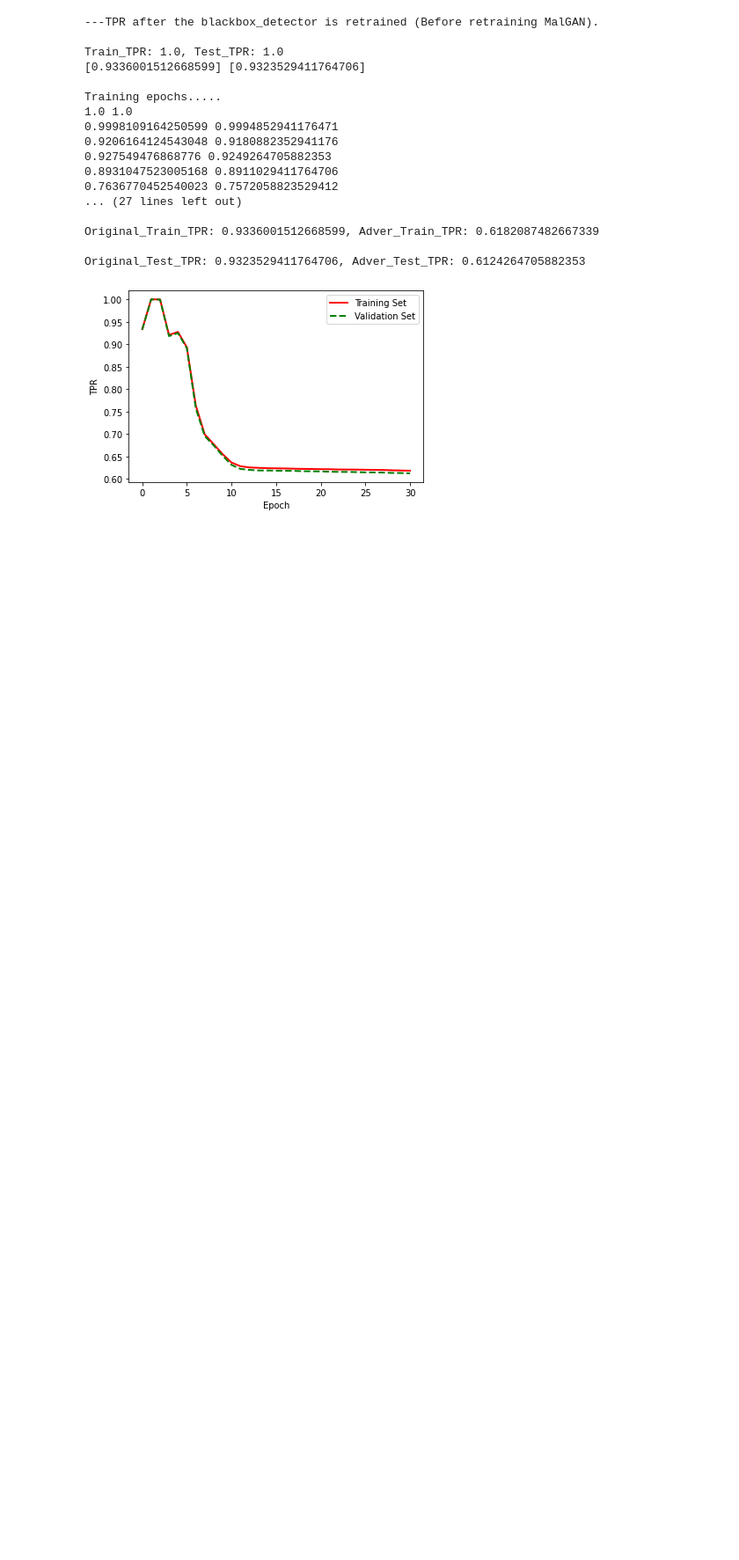
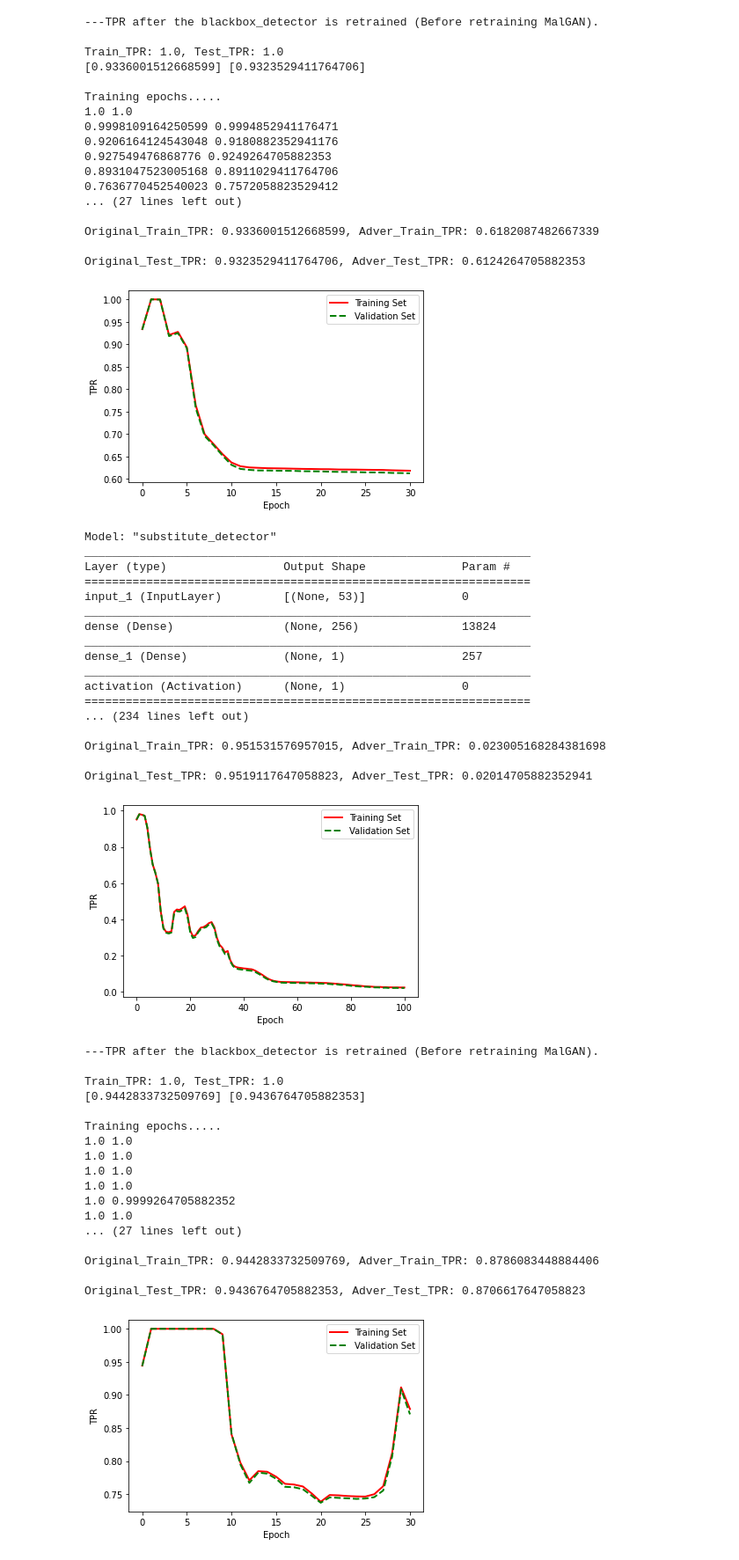
Before and after one commit to danhlk/Bot_GAN, a Jupyter notebook: Bot_GAN.ipynb, the cells around one changed output. Shown at 88% size. Saved outputs shown, nothing was run; the diff lists cells and outputs as text; code cells hidden in the pictures; blank space fills up the shorter version.

```diff
--- a/Bot_GAN.ipynb
+++ b/Bot_GAN.ipynb
@@ -790,3 +790,45 @@ Original_Train_TPR: 0.9336001512668599, Adver_Train_TPR: 0.6182087482667339
 
 Original_Test_TPR: 0.9323529411764706, Adver_Test_TPR: 0.6124264705882353
 [figure]
+# %%
+botgan_VOTE_0 = BotGAN(blackbox='VOTE', same_train_data=0)
+botgan_VOTE_0.train(epochs=100, batch_size=4096)
+botgan_VOTE_0.retrain_blackbox_detector()
+botgan_VOTE_0.train(epochs=30, batch_size=4096, is_first=False)
+# %% [output]
+Model: "substitute_detector"
+_________________________________________________________________
+Layer (type)                 Output Shape              Param #
+=================================================================
+input_1 (InputLayer)         [(None, 53)]              0
+_________________________________________________________________
+dense (Dense)                (None, 256)               13824
+_________________________________________________________________
+dense_1 (Dense)              (None, 1)                 257
+_________________________________________________________________
+activation (Activation)      (None, 1)                 0
+=================================================================
+... (234 lines left out)
+
+Original_Train_TPR: 0.951531576957015, Adver_Train_TPR: 0.023005168284381698
+
+Original_Test_TPR: 0.9519117647058823, Adver_Test_TPR: 0.02014705882352941
+[figure, added]
+---TPR after the blackbox_detector is retrained (Before retraining MalGAN).
+
+Train_TPR: 1.0, Test_TPR: 1.0
+[0.9442833732509769] [0.9436764705882353]
+
+Training epochs.....
+1.0 1.0
+1.0 1.0
+1.0 1.0
+1.0 1.0
+1.0 0.9999264705882352
+1.0 1.0
+... (27 lines left out)
+
+Original_Train_TPR: 0.9442833732509769, Adver_Train_TPR: 0.8786083448884406
+
+Original_Test_TPR: 0.9436764705882353, Adver_Test_TPR: 0.8706617647058823
+[figure, added]
```
